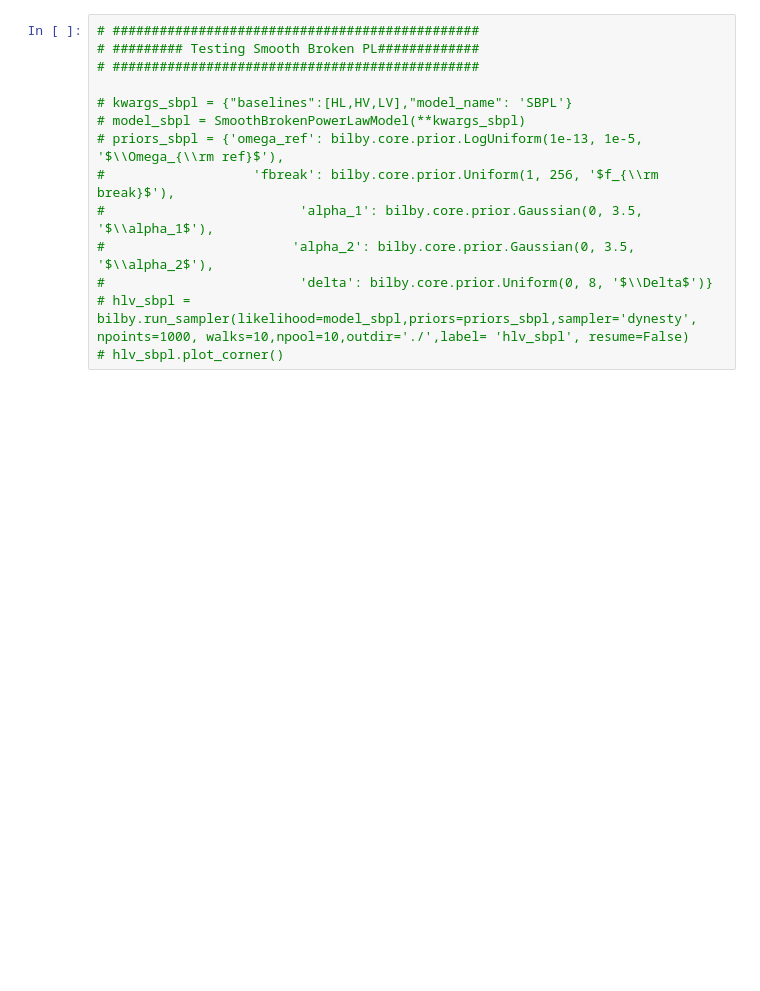
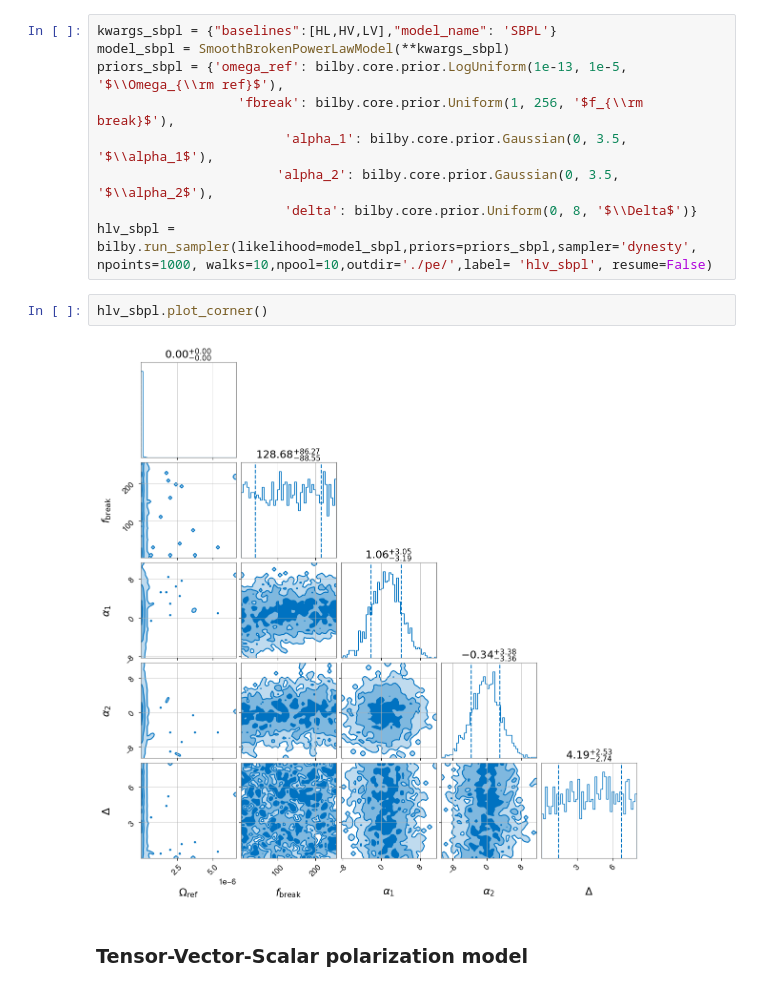
Before and after one commit to a-renzini/pygwb, a Jupyter notebook: tutorials/run_pe.ipynb, the cells around one changed output. Cells and saved outputs as stored; diff of their text form; blank space fills up the shorter version.

```diff
--- a/tutorials/run_pe.ipynb
+++ b/tutorials/run_pe.ipynb
@@ -124,14 +217,15 @@ hlv_pl.plot_corner()
 # %%
-# ###############################################
-# ######### Testing Smooth Broken PL#############
-# ###############################################
-
-# kwargs_sbpl = {"baselines":[HL,HV,LV],"model_name": 'SBPL'}
-# model_sbpl = SmoothBrokenPowerLawModel(**kwargs_sbpl)
-# priors_sbpl = {'omega_ref': bilby.core.prior.LogUniform(1e-13, 1e-5, '$\\Omega_{\\rm ref}$'),
-#                   'fbreak': bilby.core.prior.Uniform(1, 256, '$f_{\\rm break}$'),
-#                         'alpha_1': bilby.core.prior.Gaussian(0, 3.5, '$\\alpha_1$'),
-#                        'alpha_2': bilby.core.prior.Gaussian(0, 3.5, '$\\alpha_2$'),
-#                         'delta': bilby.core.prior.Uniform(0, 8, '$\\Delta$')}
-# hlv_sbpl = bilby.run_sampler(likelihood=model_sbpl,priors=priors_sbpl,sampler='dynesty', npoints=1000, walks=10,npool=10,outdir='./',label= 'hlv_sbpl', resume=False)
-# hlv_sbpl.plot_corner()
+kwargs_sbpl = {"baselines":[HL,HV,LV],"model_name": 'SBPL'}
+model_sbpl = SmoothBrokenPowerLawModel(**kwargs_sbpl)
+priors_sbpl = {'omega_ref': bilby.core.prior.LogUniform(1e-13, 1e-5, '$\\Omega_{\\rm ref}$'),
+                  'fbreak': bilby.core.prior.Uniform(1, 256, '$f_{\\rm break}$'),
+                        'alpha_1': bilby.core.prior.Gaussian(0, 3.5, '$\\alpha_1$'),
+                       'alpha_2': bilby.core.prior.Gaussian(0, 3.5, '$\\alpha_2$'),
+                        'delta': bilby.core.prior.Uniform(0, 8, '$\\Delta$')}
+hlv_sbpl = bilby.run_sampler(likelihood=model_sbpl,priors=priors_sbpl,sampler='dynesty', npoints=1000, walks=10,npool=10,outdir='./pe/',label= 'hlv_sbpl', resume=False)
+# %%
+hlv_sbpl.plot_corner()
+# %% [output]
+[figure, added]
+# %% [markdown]
+### Tensor-Vector-Scalar polarization model
```
Also changed, not shown: parts of 75 cells of this notebook.
